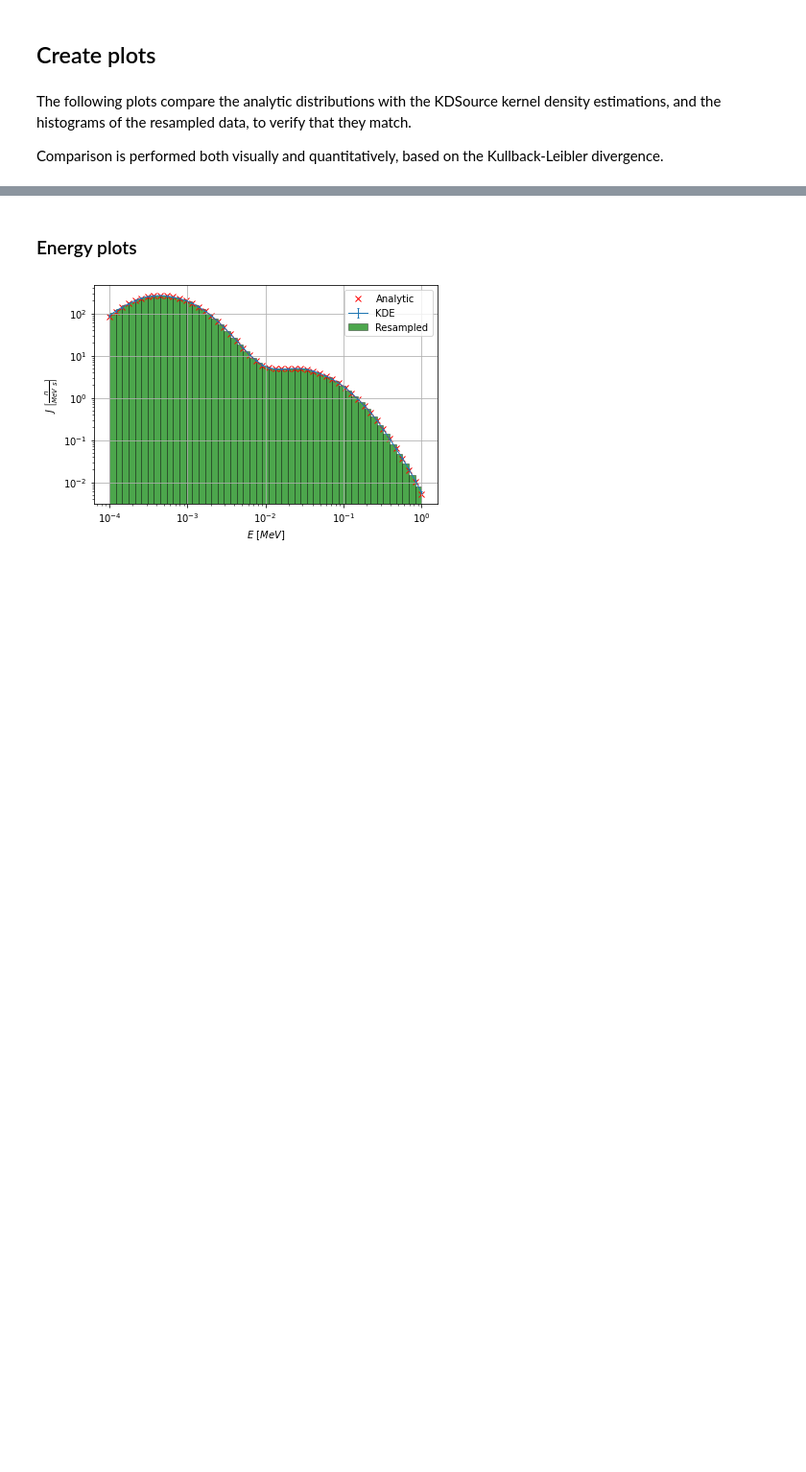
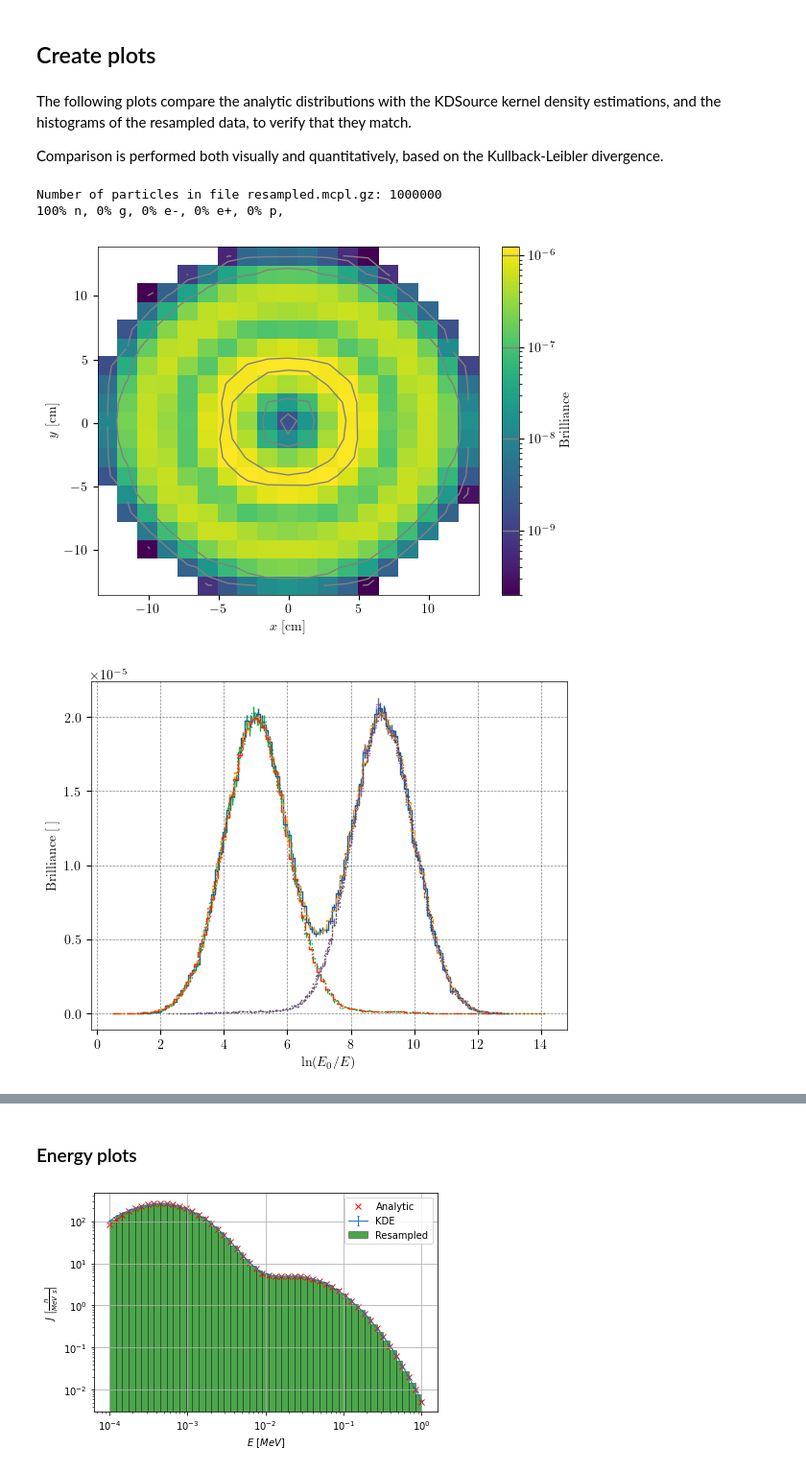
Before and after one commit to KDSource/KDSource, a Jupyter notebook: docs/examples/Verification_surfcirc.ipynb, the cells around one changed output, grey strips where cells are left out. Shown at 96% size. Cells and saved outputs as stored; diff of their text form; code cells hidden in the pictures; blank space fills up the shorter version.

```diff
--- a/docs/examples/Verification_surfcirc.ipynb
+++ b/docs/examples/Verification_surfcirc.ipynb
@@ -335,3 +337,26 @@ The following plots compare the analytic distributions with the KDSource kernel
 Comparison is performed both visually and quantitatively, based on the Kullback-Leibler divergence.
 # %%
 import matplotlib.pyplot as plt
+# %%
+ss1=kds.SurfaceSourceFile('resampled.mcpl.gz', E0=10, S0=1/10)
+ss1.plot_distribution(['x', 'y'], [20, 20], zscale='log')
+plt.show()
+ss0.plot_distribution(['ln(E0/E)'], [100], norm_vars=['ln(E0/E)'])
+ss1.plot_distribution(['ln(E0/E)'], [100], norm_vars=['ln(E0/E)'])
+ss0.plot_distribution(['ln(E0/E)'], [100], norm_vars=['ln(E0/E)'], filters={'R':[0, 7.5]})
+ss1.plot_distribution(['ln(E0/E)'], [100], norm_vars=['ln(E0/E)'], filters={'R':[0, 7.5]})
+ss0.plot_distribution(['ln(E0/E)'], [100], norm_vars=['ln(E0/E)'], filters={'R':[7.5, np.inf]})
+ss1.plot_distribution(['ln(E0/E)'], [100], norm_vars=['ln(E0/E)'], filters={'R':[7.5, np.inf]})
+plt.show()
+ss0.plot_distribution(['R'], [100], norm_vars=['R'])
+ss1.plot_distribution(['R'], [100], norm_vars=['R'])
+ss0.plot_distribution(['R'], [100], norm_vars=['R'], filters={'E':[None, 10*np.exp(-7.5)]})
+ss1.plot_distribution(['R'], [100], norm_vars=['R'], filters={'E':[None, 10*np.exp(-7.5)]})
+ss0.plot_distribution(['R'], [100], norm_vars=['R'], filters={'E':[10*np.exp(-7.5), None]})
+ss1.plot_distribution(['R'], [100], norm_vars=['R'], filters={'E':[10*np.exp(-7.5), None]})
+plt.show()
+# %% [output]
+Number of particles in file resampled.mcpl.gz: 1000000
+100% n, 0% g, 0% e-, 0% e+, 0% p,
+[figure, added]
+[figure, added]
```
Also changed, not shown: parts of 16 cells of this notebook.
